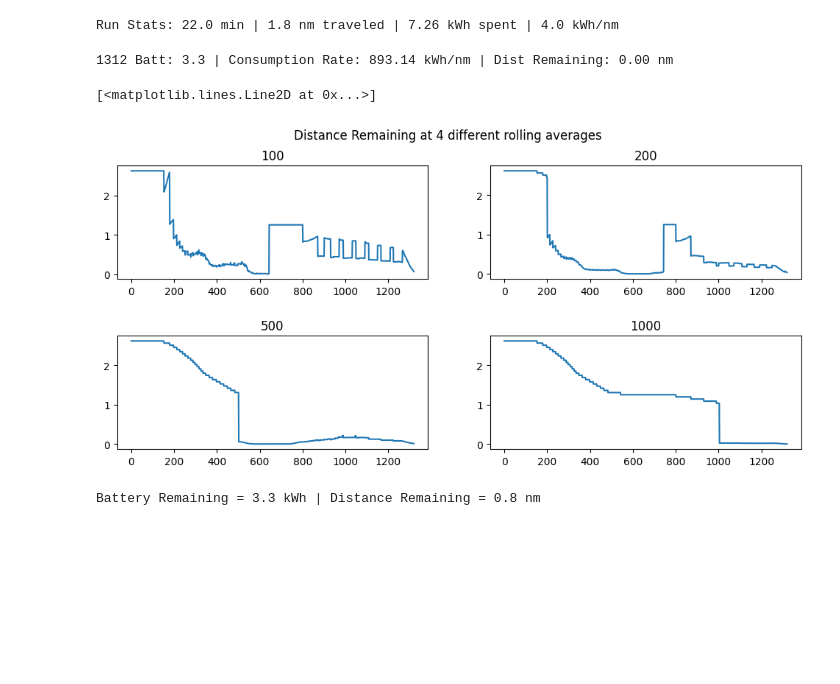
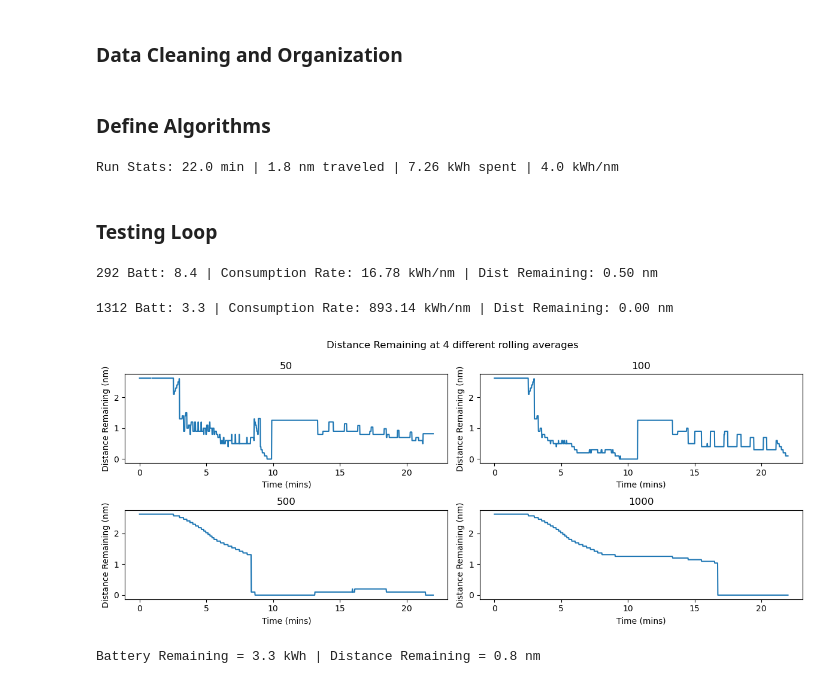
Before and after one commit to eliu420/photon-range-estimator, a Jupyter notebook: Guppy_test_loop.ipynb, the cells around one changed output. Cells and saved outputs as stored; diff of their text form; code cells hidden in the pictures; blank space fills up the shorter version.

Commit message:
adjusted rolling avg axes and added markdown section titles

```diff
--- a/Guppy_test_loop.ipynb
+++ b/Guppy_test_loop.ipynb
@@ -10,2 +16,4 @@ from scipy import interpolate
+# %% [markdown]
+### Data Cleaning and Organization
 # %%
 """Format notebook to work with CSV Guppy data"""
@@ -58,6 +65,8 @@ for row in df['Speed m/s']: # Arbitrary column that has numbers
 
 df.reset_index(inplace=True)
 # df.info()
+# %% [markdown]
+### Define Algorithms
 # %%
 """Initial Consumption Calculation"""
 """Calculate average kWh/nm for entire run"""
@@ -74,6 +83,8 @@ avg_consumption_rate = batt_consumed/dist_traveled
 print('Run Stats:', round(time_spent/60, 1), 'min |', round(dist_traveled, 2), 'nm traveled |', batt_consumed, 'kWh spent |', round(avg_consumption_rate, 1), 'kWh/nm')
 # %% [output]
 Run Stats: 22.0 min | 1.8 nm traveled | 7.26 kWh spent | 4.0 kWh/nm
+# %% [markdown]
+### Testing Loop
 # %%
 """Test Loop:
 Loop through CSV rows and update estimated mileage on each iteration.
@@ -81,54 +92,51 @@ This version is based on a rolling average consumption rate of N data points.
 Any consumption rates that are not valid, or within the first N data points of the run,
 will default to using the stored average consumption rate."""
 
-Nlist = [50, 100, 200, 500, 1000]
-distances = []
+Nlist = [50, 100, 500, 1000]
+rolling_distances = []
 cached_avg = avg_consumption_rate    # This will need to be a locally stored value based on historical data. We want this to be conservative.
 for N in Nlist:
     dist_list = []
     for i in range(len(df)):
         batt = df['SOC 1 %%'].iloc[i]*batt_full/100
         roll_batt_consumed = (df['SOC 1 %%'].iloc[i-N] - df['SOC 1 %%'].iloc[i])*batt_full/100      #kWh
         roll_dist_traveled = (df['Distance km'].iloc[i] - df['Distance km'].iloc[i-30])*nm_conversion   #nm
         roll_consumption = roll_batt_consumed/roll_dist_traveled                                        #kWh/nm
 
         if i < N or roll_consumption==0:
             dist_remaining = batt/cached_avg      # This will need to change because we won't know the average with real-time data
             print('%d Consumption Rate: %.2f kWh/nm | Dist Remaining %.1f nm' % (i, cached_avg, dist_remaining), end=' \r')
             # time.sleep(0.001)
         else:
             dist_remaining = batt/roll_consumption   #nm
             print('%d Batt: %.1f | Consumption Rate: %.2f kWh/nm | Dist Remaining: %.2f nm' % (i, batt, roll_consumption, dist_remaining), end=' \r')
             # time.sleep(.001)
 
         dist_list.append(dist_remaining)
 
-    distances.append(dist_list)
+    rolling_distances.append(dist_list)
 
 plt.figure(figsize = (12,5))
 plt.suptitle('Distance Remaining at 4 different rolling averages')
 
-plt.subplot(2,2,1)
-plt.title(Nlist[1])
-plt.plot(df['Time'], distances[1])
+index = 1
+for i in range(len(Nlist)):
 
-plt.subplot(2,2,2)
-plt.title(Nlist[2])
-plt.plot(df['Time'], distances[2])
+    plt.subplot(2,2,i+1)
+    index+=1
+    plt.title(Nlist[i])
+    plt.plot(df['Time']/60, rolling_distances[i])
+    plt.xlabel("Time (mins)")
+    plt.ylabel('Distance Remaining (nm)')
 
-plt.subplots_adjust(hspace = 0.5)
+    plt.subplots_adjust(hspace = 0.5)
+    plt.subplots_adjust(wspace = 0.3)
 
-plt.subplot(2,2,3)
-plt.title(Nlist[3])
-plt.plot(df['Time'], distances[3])
-
-plt.subplot(2,2,4)
-plt.title(Nlist[4])
-plt.plot(df['Time'], distances[4])
+plt.tight_layout()
 # %% [output]
-1312 Batt: 3.3 | Consumption Rate: 893.14 kWh/nm | Dist Remaining: 0.00 nm
+292 Batt: 8.4 | Consumption Rate: 16.78 kWh/nm | Dist Remaining: 0.50 nm
-[<matplotlib.lines.Line2D at 0x...>]
+1312 Batt: 3.3 | Consumption Rate: 893.14 kWh/nm | Dist Remaining: 0.00 nm
-[figure, old version]
+[figure, new version]
 # %%
 """Test Loop for Plot: An attempt to plot time versus distance remaining,
    calculated every 10 seconds in order to smooth final curve.
```
Also changed, not shown: parts of 3 cells of this notebook.
